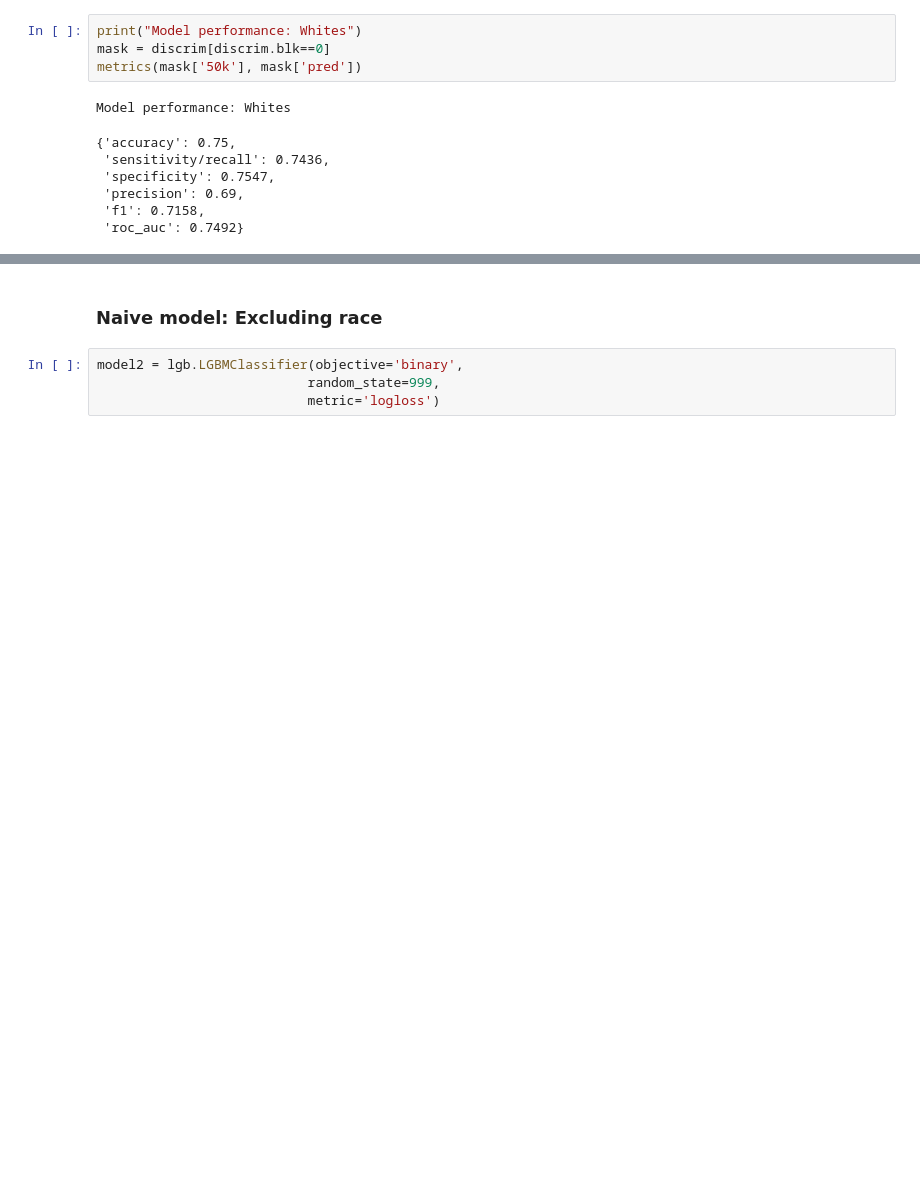
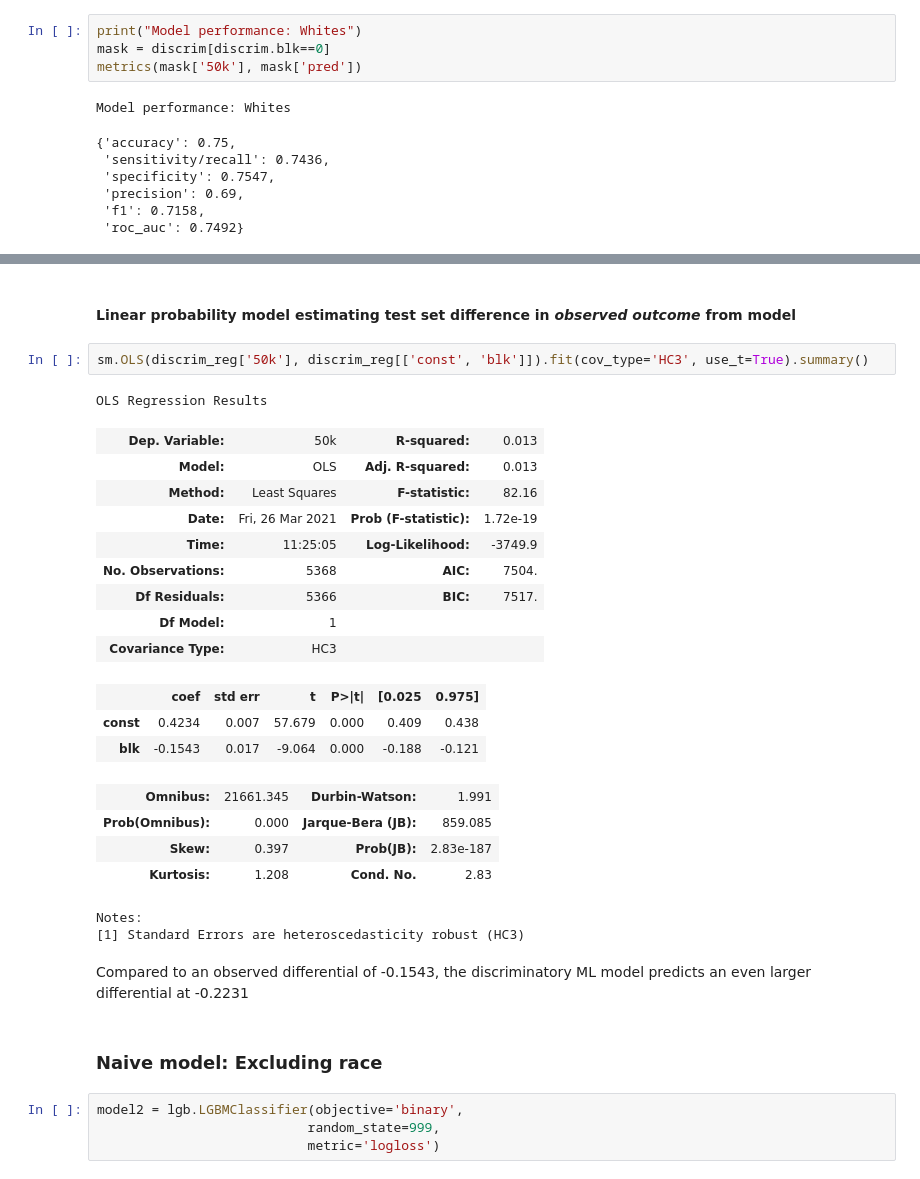
Before and after one commit to kingjosephm/DiscriminationMitigation, a Jupyter notebook: ASEC_2019.ipynb, the cells around one changed output, grey strips where cells are left out. Cells and saved outputs as stored; diff of their text form; blank space fills up the shorter version.

```diff
--- a/ASEC_2019.ipynb
+++ b/ASEC_2019.ipynb
@@ -411,3 +437,29 @@ Difference: 15.43%
+# %% [markdown]
+#### Linear probability model estimating test set difference in *observed outcome* from model
+# %%
+sm.OLS(discrim_reg['50k'], discrim_reg[['const', 'blk']]).fit(cov_type='HC3', use_t=True).summary()
+# %% [output]
+OLS Regression Results
+| Dep. Variable: | 50k | R-squared: | 0.013 |
+| Model: | OLS | Adj. R-squared: | 0.013 |
+| Method: | Least Squares | F-statistic: | 82.16 |
+| Date: | Fri, 26 Mar 2021 | Prob (F-statistic): | 1.72e-19 |
+| Time: | 11:25:05 | Log-Likelihood: | -3749.9 |
+| No. Observations: | 5368 | AIC: | 7504. |
+| Df Residuals: | 5366 | BIC: | 7517. |
+| Df Model: | 1 |  |  |
+| Covariance Type: | HC3 |  |  |
+|  | coef | std err | t | P>|t| | [0.025 | 0.975] |
+| const | 0.4234 | 0.007 | 57.679 | 0.000 | 0.409 | 0.438 |
+| blk | -0.1543 | 0.017 | -9.064 | 0.000 | -0.188 | -0.121 |
+| Omnibus: | 21661.345 | Durbin-Watson: | 1.991 |
+| Prob(Omnibus): | 0.000 | Jarque-Bera (JB): | 859.085 |
+| Skew: | 0.397 | Prob(JB): | 2.83e-187 |
+| Kurtosis: | 1.208 | Cond. No. | 2.83 |
+Notes:
+[1] Standard Errors are heteroscedasticity robust (HC3)
+# %% [markdown]
+Compared to an observed differential of -0.1543, the discriminatory ML model predicts an even larger differential at -0.2231
 # %% [markdown]
 ### Naive model: Excluding race
 # %%
```
Also changed, not shown: parts of 8 cells of this notebook.
